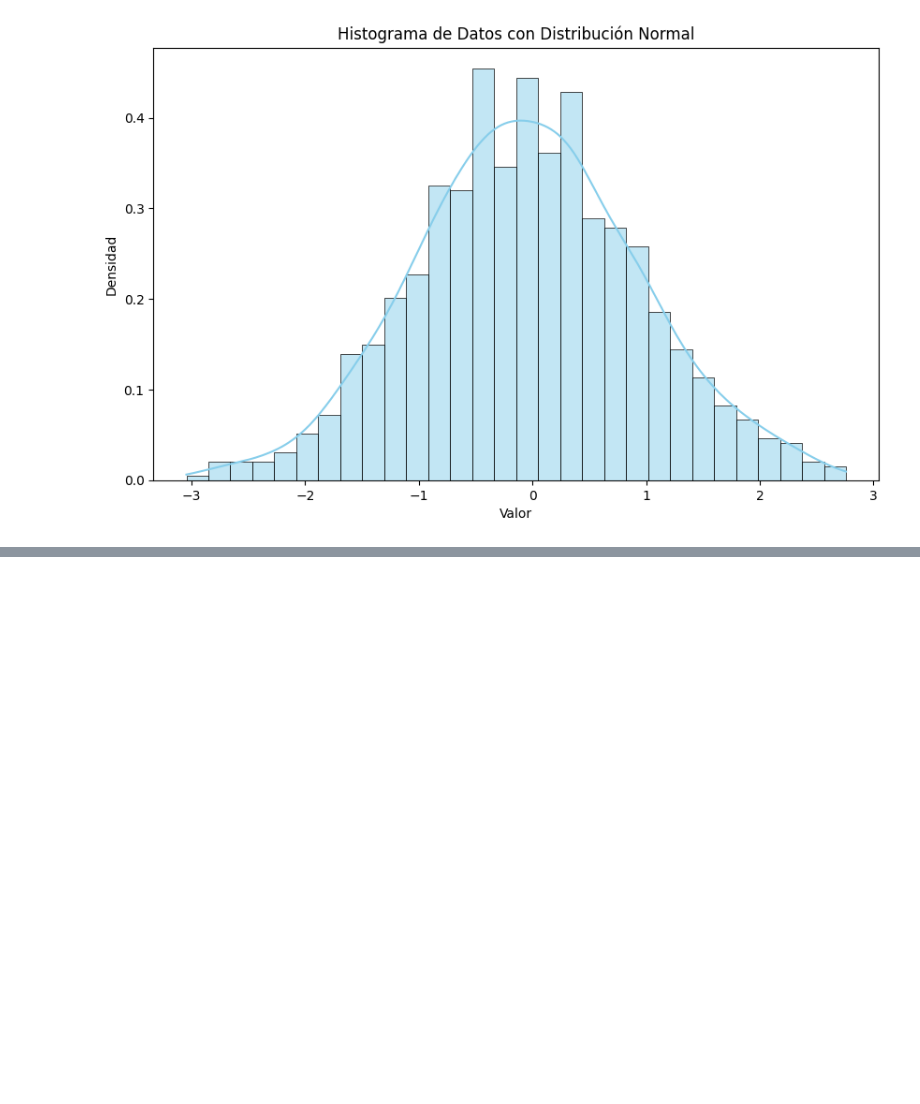
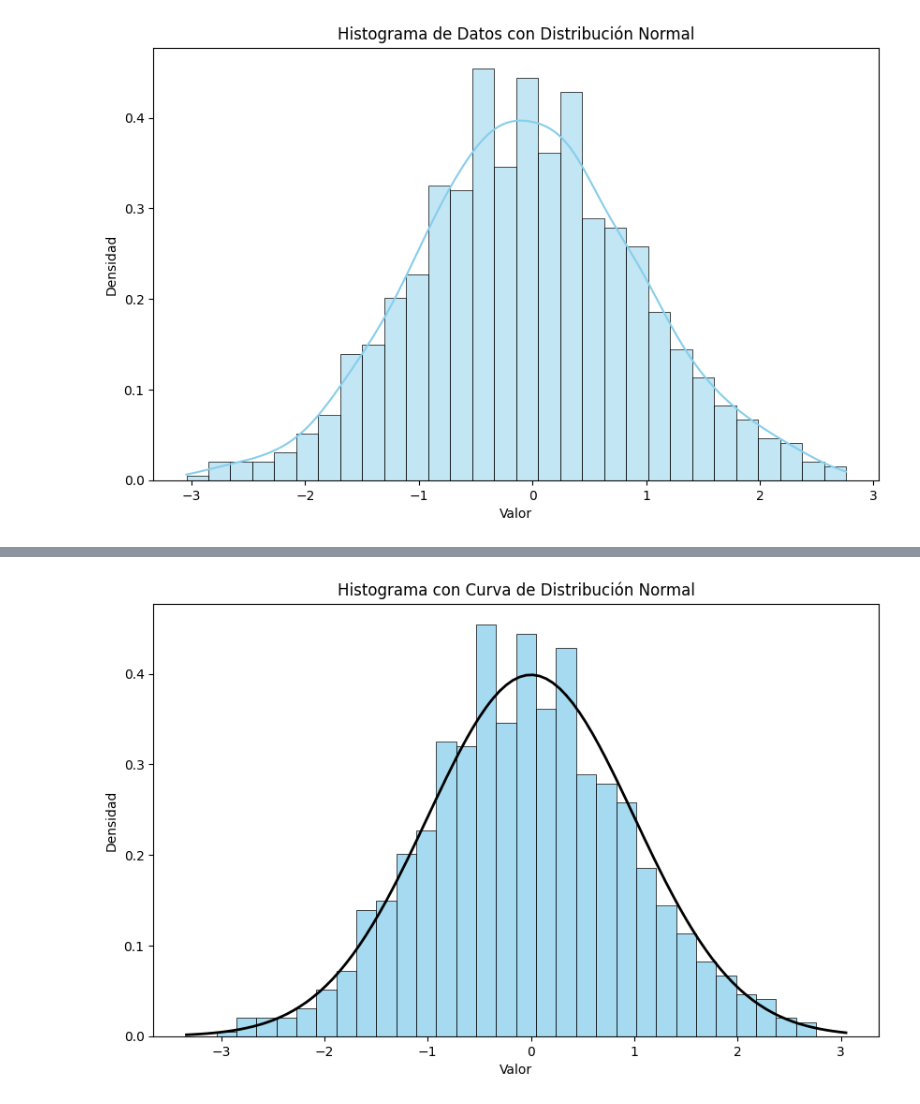
Before and after one commit to Vanessa0ne/phyton, a Jupyter notebook: HISTOGRAMA_CON_PYTHON.ipynb, the cells around one changed output, grey strips where cells are left out. Cells and saved outputs as stored; diff of their text form; code cells hidden in the pictures; blank space fills up the shorter version.

```diff
--- a/HISTOGRAMA_CON_PYTHON.ipynb
+++ b/HISTOGRAMA_CON_PYTHON.ipynb
@@ -479,0 +497,22 @@ plt.show()
+# %%
+from scipy.stats import norm
+
+# Crear el histograma
+plt.figure(figsize=(10, 6))
+sns.histplot(data, bins=30, kde=False, color='skyblue', stat='density', linewidth=0.5)
+
+# Superponer la curva de distribución normal teórica
+xmin, xmax = plt.xlim()
+x = np.linspace(xmin, xmax, 100)
+p = norm.pdf(x, mean, std_dev)
+plt.plot(x, p, 'k', linewidth=2)
+
+# Ajustar el título y las etiquetas
+plt.title('Histograma con Curva de Distribución Normal')
+plt.xlabel('Valor')
+plt.ylabel('Densidad')
+
+# Mostrar la gráfica
+plt.show()
+# %% [output]
+[figure, added]
```
Also changed, not shown: parts of 5 cells of this notebook.
